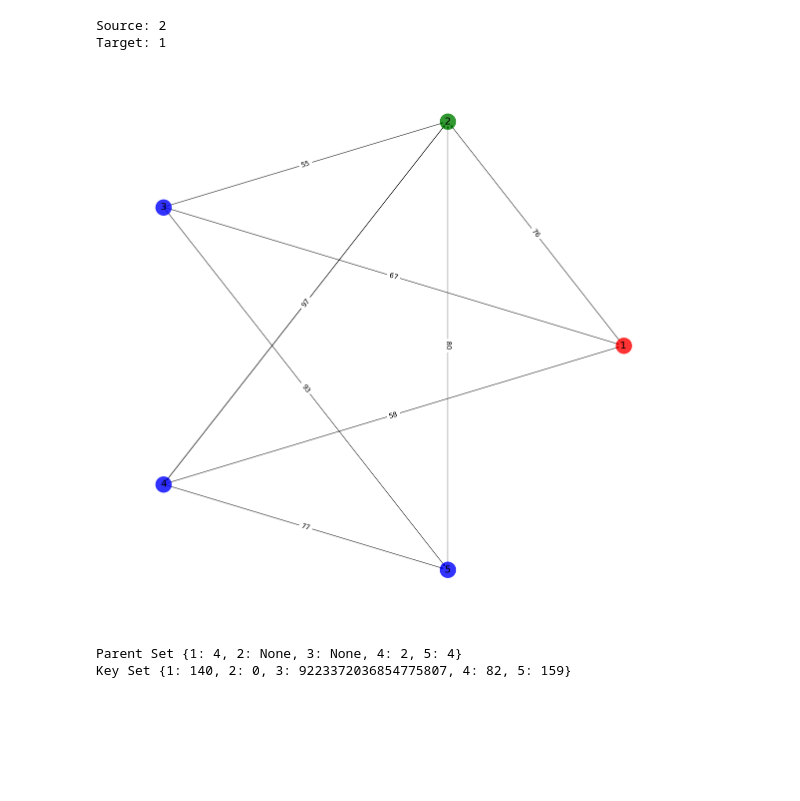
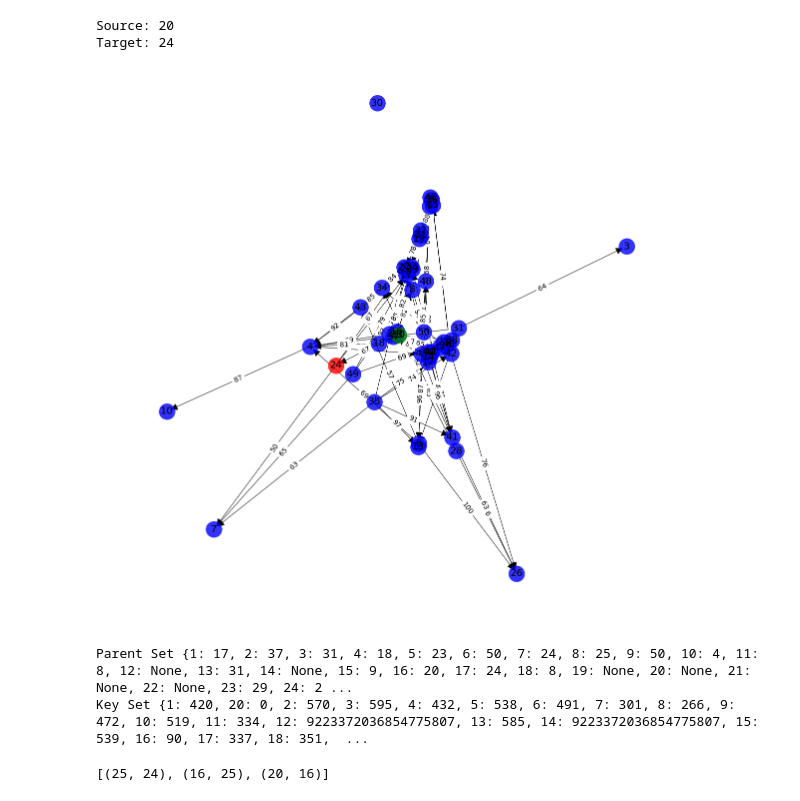
Before and after one commit to ishaanverma/shortest-path, a Jupyter notebook: Dijkstra's Algorithm.ipynb, the cells around one changed output. Drawn from its saved outputs; the diff is of its cells as text; code cells hidden in the pictures; blank space fills up the shorter version.

```diff
--- a/Dijkstra's Algorithm.ipynb
+++ b/Dijkstra's Algorithm.ipynb
@@ -6,8 +6,8 @@ import random
 import sys
 
 # number of nodes and edges
-NODES = 5
-EDGES = 10
+NODES = 50
+EDGES = 100
 # %%
 # creates a list of random edges along with their weights
 edges  = []
@@ -43,30 +43,30 @@ while source == target:
 print('Source:', source)
 print('Target:', target)
 # %% [output]
-Source: 2
-Target: 1
+Source: 20
+Target: 24
 # %%
 plt.figure(figsize=(20, 20))
-pos = nx.shell_layout(G)
+pos = nx.spring_layout(G)
 
 # draw nodes with labels
 nodelist = list(range(1, NODES+1))
 nodelist.remove(source)
 nodelist.remove(target)
 
 nx.draw_networkx_nodes(G, pos, nodelist, node_color='b', node_size=1000, alpha=0.8)
 nx.draw_networkx_nodes(G, pos, nodelist = [source], node_color='g', node_size=1000, alpha=0.8)
 nx.draw_networkx_nodes(G, pos, nodelist = [target], node_color='r', node_size=1000, alpha=0.8)
 nx.draw_networkx_labels(G, pos, font_size=20)
 
 # draw edges with weight as labels
-nx.draw_networkx_edges(G, pos)
+nx.draw_networkx_edges(G, pos, arrowstyle='-|>', arrowsize=30)
 nx.draw_networkx_edge_labels(G, pos, edge_labels=weights, font_size=14)
 
 plt.axis('off')
 plt.show()
 # %% [output]
-[figure, old version]
+[figure, new version]
 # %%
 # Min Heap Functions
 key = {}
@@ -150,5 +150,16 @@ dijkstra(G, source)
 print('Parent Set', parent)
 print('Key Set', key)
 # %% [output]
-Parent Set {1: 4, 2: None, 3: None, 4: 2, 5: 4}
-Key Set {1: 140, 2: 0, 3: 9223372036854775807, 4: 82, 5: 159}
+Parent Set {1: 17, 2: 37, 3: 31, 4: 18, 5: 23, 6: 50, 7: 24, 8: 25, 9: 50, 10: 4, 11: 8, 12: None, 13: 31, 14: None, 15: 9, 16: 20, 17: 24, 18: 8, 19: None, 20: None, 21: None, 22: None, 23: 29, 24: 2 ...
+Key Set {1: 420, 20: 0, 2: 570, 3: 595, 4: 432, 5: 538, 6: 491, 7: 301, 8: 266, 9: 472, 10: 519, 11: 334, 12: 9223372036854775807, 13: 585, 14: 9223372036854775807, 15: 539, 16: 90, 17: 337, 18: 351,  ...
+# %%
+node = target
+edgelist = []
+while node != source:
+    edge = (parent[node], node)
+    node = parent[node]
+    edgelist.append(edge)
+
+print(edgelist)
+# %% [output]
+[(25, 24), (16, 25), (20, 16)]
```
Also changed, not shown: parts of 1 cell of this notebook.
